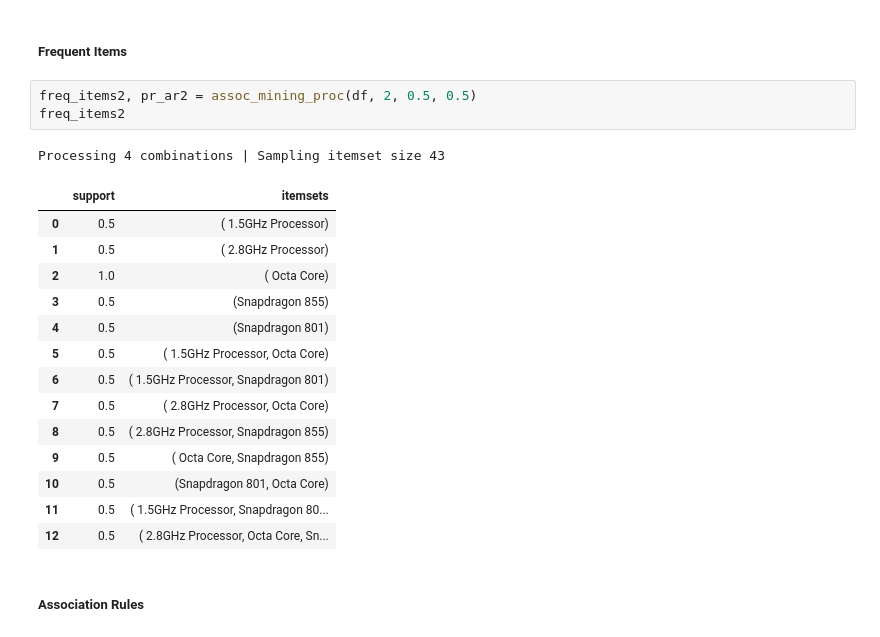
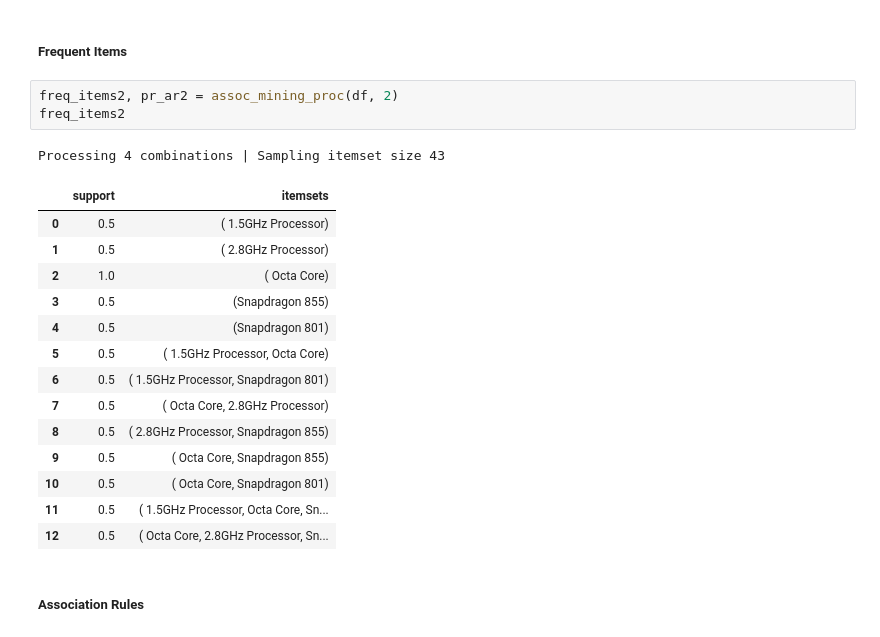
Before and after one commit to frottori/Big_Data_Python, a Jupyter notebook: Project/Project.ipynb, the cells around one changed output. Drawn from its saved outputs; the diff is of its cells as text.

```diff
--- a/Project/Project.ipynb
+++ b/Project/Project.ipynb
@@ -441,24 +441,24 @@ pr_ar1
 # %% [markdown]
 ##### Frequent Items
 # %%
-freq_items2, pr_ar2 = assoc_mining_proc(df, 2, 0.5, 0.5)
+freq_items2, pr_ar2 = assoc_mining_proc(df, 2)
 freq_items2
 # %% [output]
 Processing 4 combinations | Sampling itemset size 43
 |  | support | itemsets |
 | 0 | 0.5 | ( 1.5GHz Processor) |
 | 1 | 0.5 | ( 2.8GHz Processor) |
 | 2 | 1.0 | ( Octa Core) |
 | 3 | 0.5 | (Snapdragon 855) |
 | 4 | 0.5 | (Snapdragon 801) |
 | 5 | 0.5 | ( 1.5GHz Processor, Octa Core) |
 | 6 | 0.5 | ( 1.5GHz Processor, Snapdragon 801) |
-| 7 | 0.5 | ( 2.8GHz Processor, Octa Core) |
+| 7 | 0.5 | ( Octa Core, 2.8GHz Processor) |
 | 8 | 0.5 | ( 2.8GHz Processor, Snapdragon 855) |
 | 9 | 0.5 | ( Octa Core, Snapdragon 855) |
-| 10 | 0.5 | (Snapdragon 801, Octa Core) |
-| 11 | 0.5 | ( 1.5GHz Processor, Snapdragon 80... |
-| 12 | 0.5 | ( 2.8GHz Processor, Octa Core, Sn... |
+| 10 | 0.5 | ( Octa Core, Snapdragon 801) |
+| 11 | 0.5 | ( 1.5GHz Processor, Octa Core, Sn... |
+| 12 | 0.5 | ( Octa Core, 2.8GHz Processor, Sn... |
 # %% [markdown]
 ##### Association Rules
 # %%
```
Also changed, not shown: parts of 15 cells of this notebook.
